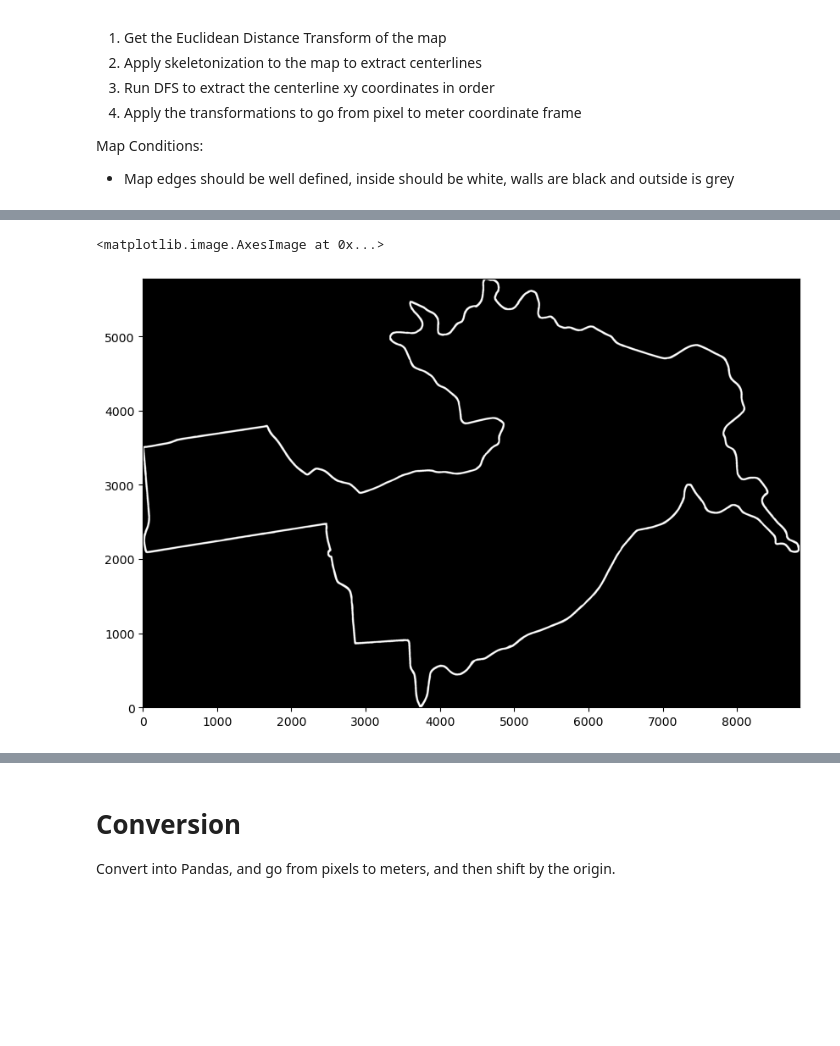
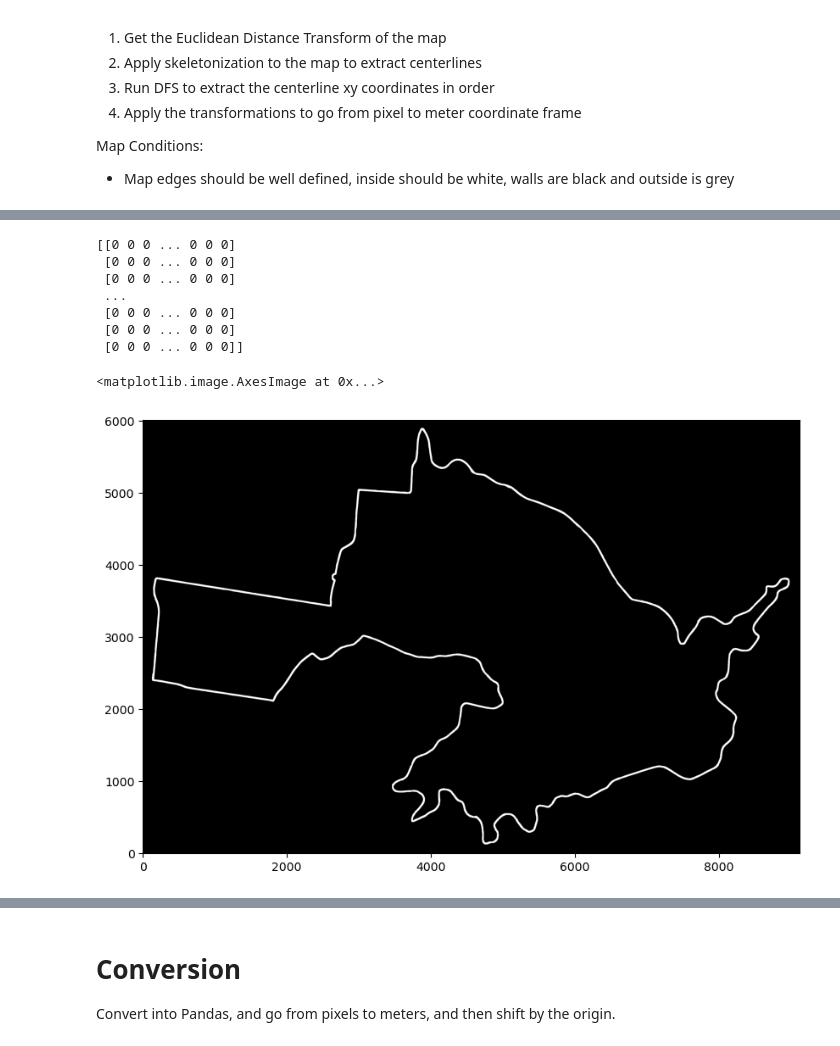
Before and after one commit to dallen66361/Raceline-Optimization, a Jupyter notebook: map_converter.ipynb, the cells around one changed output, grey strips where cells are left out. Drawn from its saved outputs; the diff is of its cells as text; code cells hidden in the pictures; blank space fills up the shorter version.

```diff
--- a/map_converter.ipynb
+++ b/map_converter.ipynb
@@ -38,6 +41,10 @@ else:
 map_yaml_path = f"maps/{MAP_NAME}.yaml"
 raw_map_img = np.array(Image.open(map_img_path).transpose(Image.FLIP_TOP_BOTTOM))
 raw_map_img = raw_map_img.astype(np.float64)
+raw_map_img = cv2.imread(map_img_path)
+raw_map_img = cv2.cvtColor(raw_map_img, cv2.COLOR_BGR2GRAY)
+
+print (np.shape(raw_map_img))
 
 plt.figure(figsize=(10, 10))
 plt.imshow(raw_map_img, cmap='gray', origin='lower')
@@ -48,17 +55,24 @@ Clipping input data to the valid range for imshow with RGB data ([0..1] for floa
 # %%
 # grayscale -> binary. Converts grey to black
 map_img = raw_map_img.copy()
 map_img[map_img <= 210.] = 0
 map_img[map_img > 210.] = 1
 
 map_height = map_img.shape[0]
 # map_width = map_img.shape[1]
-map_img
+print (map_img)
 plt.figure(figsize=(10, 10))
 plt.imshow(map_img, cmap='gray', origin='lower')
 # %% [output]
-<matplotlib.image.AxesImage at 0x...>
+[[0 0 0 ... 0 0 0]
+ [0 0 0 ... 0 0 0]
+ [0 0 0 ... 0 0 0]
+ ...
+ [0 0 0 ... 0 0 0]
+ [0 0 0 ... 0 0 0]
+ [0 0 0 ... 0 0 0]]
+<matplotlib.image.AxesImage at 0x...>
-[figure, old version]
+[figure, new version]
 # %%
 plt.figure(figsize=(10, 10))
 # Calculate Euclidean Distance Transform (tells us distance to nearest wall)
```
Also changed, not shown: parts of 14 cells of this notebook, 4 other files.
